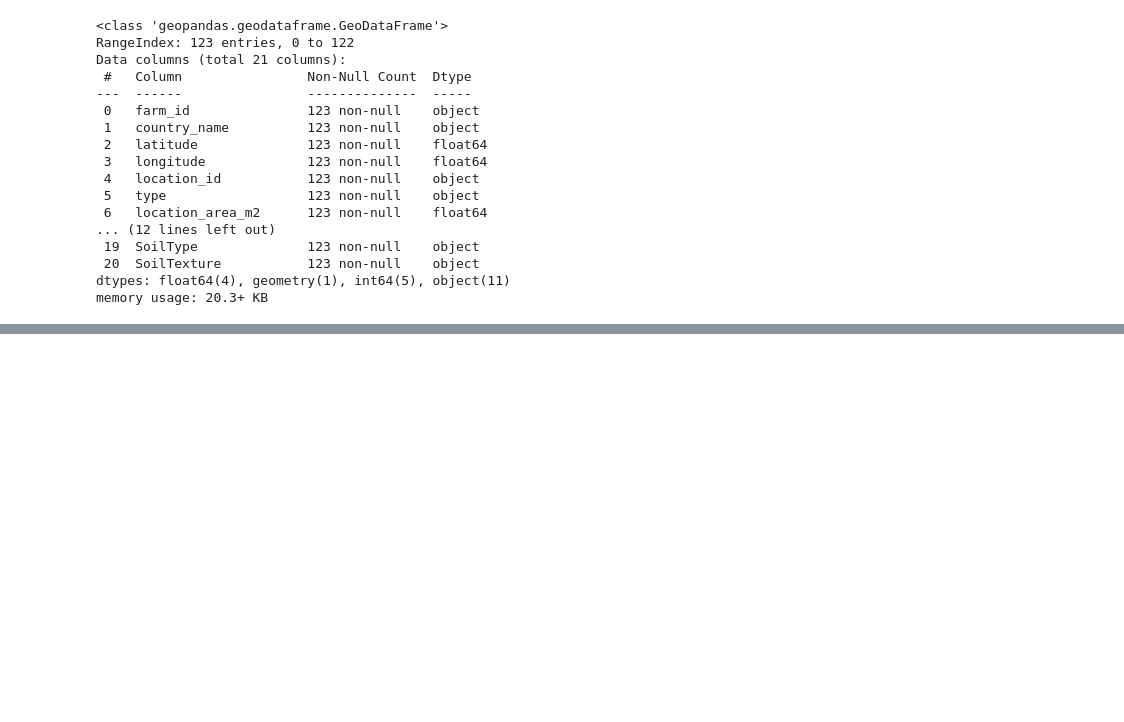
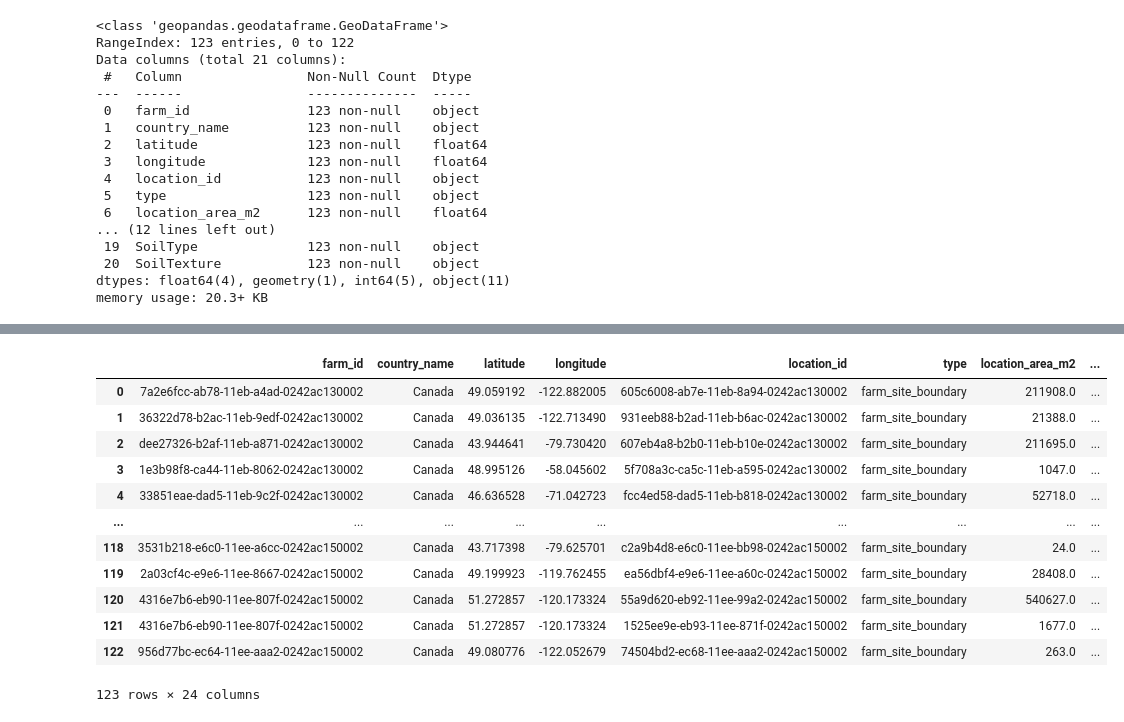
Before and after one commit to ubc-litefarm-datateam/pyHolos-Litefarm, a Jupyter notebook: notebooks/farm_climate.ipynb, the cells around one changed output, grey strips where cells are left out. Cells and saved outputs as stored; diff of their text form; code cells hidden in the pictures; blank space fills up the shorter version.

```diff
--- a/notebooks/farm_climate.ipynb
+++ b/notebooks/farm_climate.ipynb
@@ -180,3 +192,7 @@ Data columns (total 21 columns):
  20  SoilTexture           123 non-null    object
 dtypes: float64(4), geometry(1), int64(5), object(11)
 memory usage: 20.3+ KB
+# %%
+# Link polygons's climate data
+polygon_climate = pd.read_csv("../data/raw/Holos/climateNorms_by_poly_1980_2010.csv")
+polygon_climate.head()
@@ -182,0 +269,20 @@ memory usage: 20.3+ KB
+# %%
+farm_ecoid_polyid_climate = pd.merge(farm_ecoid_climate, sum_prec_by_polyid,
+                                     how='left',
+                                     left_on=['POLY_ID'],
+                                     right_on = ['SLC'])
+farm_ecoid_polyid_climate
+# %% [output]
+|  | farm_id | country_name | latitude | longitude | location_id | type | location_area_m2 | ... |
+| 0 | 7a2e6fcc-ab78-11eb-a4ad-0242ac130002 | Canada | 49.059192 | -122.882005 | 605c6008-ab7e-11eb-8a94-0242ac130002 | farm_site_boundary | 211908.0 | ... |
+| 1 | 36322d78-b2ac-11eb-9edf-0242ac130002 | Canada | 49.036135 | -122.713490 | 931eeb88-b2ad-11eb-b6ac-0242ac130002 | farm_site_boundary | 21388.0 | ... |
+| 2 | dee27326-b2af-11eb-a871-0242ac130002 | Canada | 43.944641 | -79.730420 | 607eb4a8-b2b0-11eb-b10e-0242ac130002 | farm_site_boundary | 211695.0 | ... |
+| 3 | 1e3b98f8-ca44-11eb-8062-0242ac130002 | Canada | 48.995126 | -58.045602 | 5f708a3c-ca5c-11eb-a595-0242ac130002 | farm_site_boundary | 1047.0 | ... |
+| 4 | 33851eae-dad5-11eb-9c2f-0242ac130002 | Canada | 46.636528 | -71.042723 | fcc4ed58-dad5-11eb-b818-0242ac130002 | farm_site_boundary | 52718.0 | ... |
+| ... | ... | ... | ... | ... | ... | ... | ... | ... |
+| 118 | 3531b218-e6c0-11ee-a6cc-0242ac150002 | Canada | 43.717398 | -79.625701 | c2a9b4d8-e6c0-11ee-bb98-0242ac150002 | farm_site_boundary | 24.0 | ... |
+| 119 | 2a03cf4c-e9e6-11ee-8667-0242ac150002 | Canada | 49.199923 | -119.762455 | ea56dbf4-e9e6-11ee-a60c-0242ac150002 | farm_site_boundary | 28408.0 | ... |
+| 120 | 4316e7b6-eb90-11ee-807f-0242ac150002 | Canada | 51.272857 | -120.173324 | 55a9d620-eb92-11ee-99a2-0242ac150002 | farm_site_boundary | 540627.0 | ... |
+| 121 | 4316e7b6-eb90-11ee-807f-0242ac150002 | Canada | 51.272857 | -120.173324 | 1525ee9e-eb93-11ee-871f-0242ac150002 | farm_site_boundary | 1677.0 | ... |
+| 122 | 956d77bc-ec64-11ee-aaa2-0242ac150002 | Canada | 49.080776 | -122.052679 | 74504bd2-ec68-11ee-aaa2-0242ac150002 | farm_site_boundary | 263.0 | ... |
+123 rows × 24 columns
```
Also changed, not shown: parts of 31 cells of this notebook, 23 other files.
